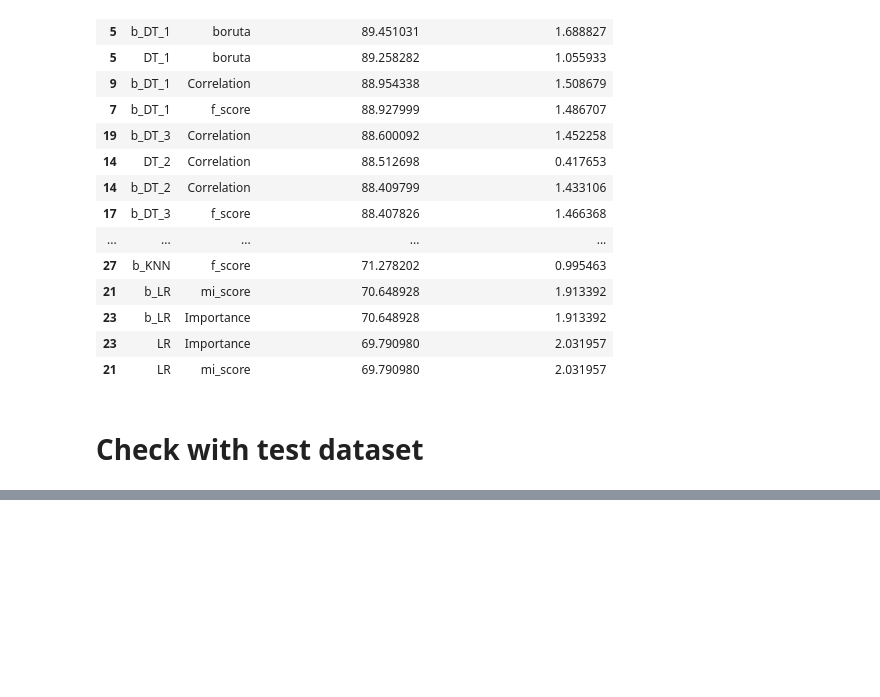
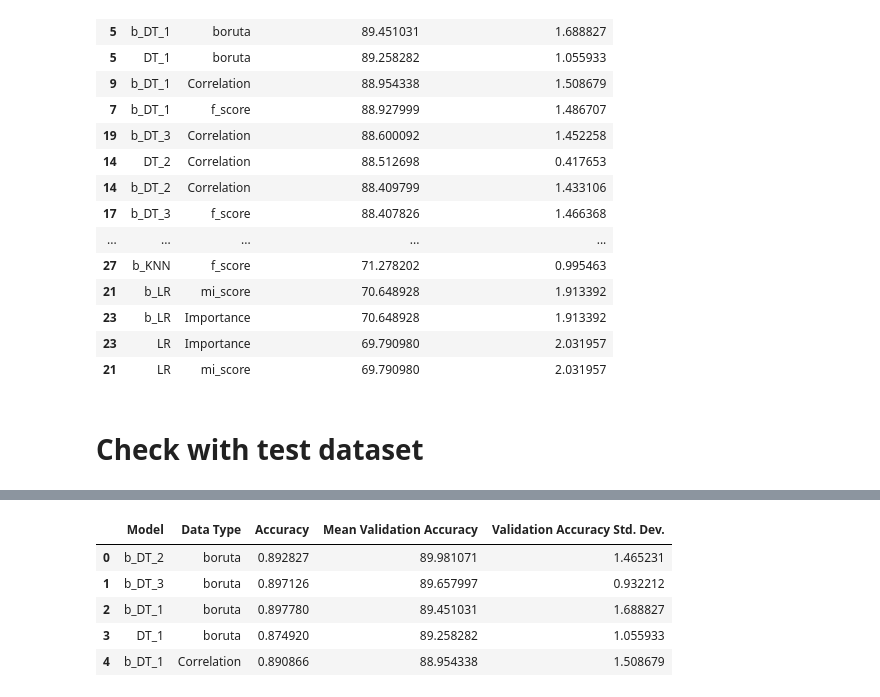
Before and after one commit to melkri/ML_classification, a Jupyter notebook: scripts/03_Models.ipynb, the cells around one changed output, grey strips where cells are left out. Saved outputs shown, nothing was run; the diff lists cells and outputs as text; code cells hidden in the pictures; blank space fills up the shorter version.

```diff
--- a/scripts/03_Models.ipynb
+++ b/scripts/03_Models.ipynb
@@ -729,0 +714,9 @@ top_10_results_test.head(10)
+# %%
+df_compare_test_and_train_results.head()
+# %% [output]
+|  | Model | Data Type | Accuracy | Mean Validation Accuracy | Validation Accuracy Std. Dev. |
+| 0 | b_DT_2 | boruta | 0.892827 | 89.981071 | 1.465231 |
+| 1 | b_DT_3 | boruta | 0.897126 | 89.657997 | 0.932212 |
+| 2 | b_DT_1 | boruta | 0.897780 | 89.451031 | 1.688827 |
+| 3 | DT_1 | boruta | 0.874920 | 89.258282 | 1.055933 |
+| 4 | b_DT_1 | Correlation | 0.890866 | 88.954338 | 1.508679 |
```
Also changed, not shown: parts of 13 cells of this notebook.
